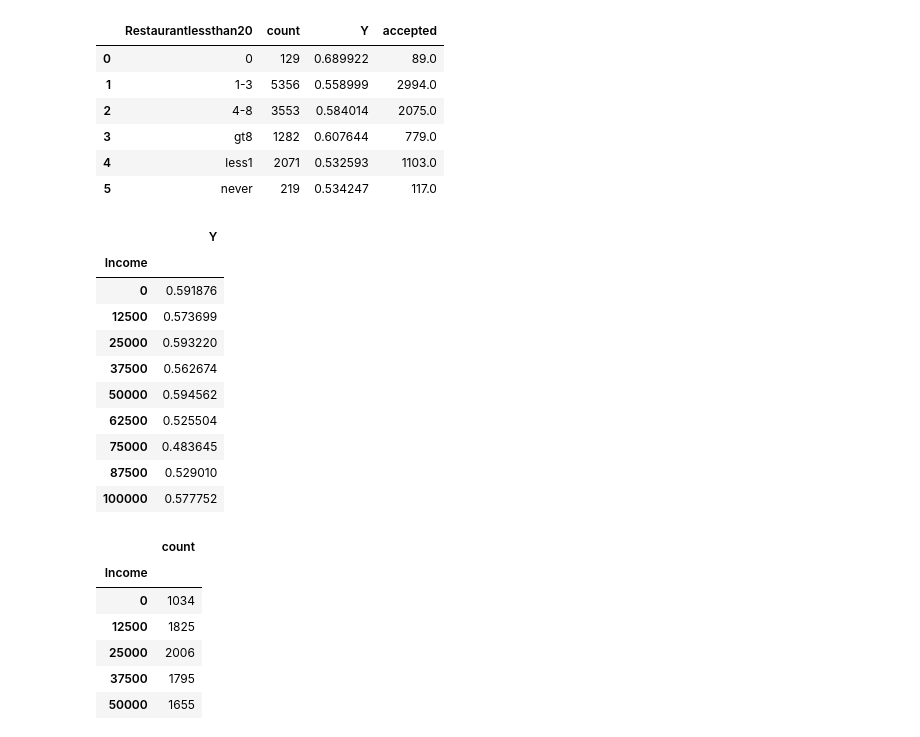
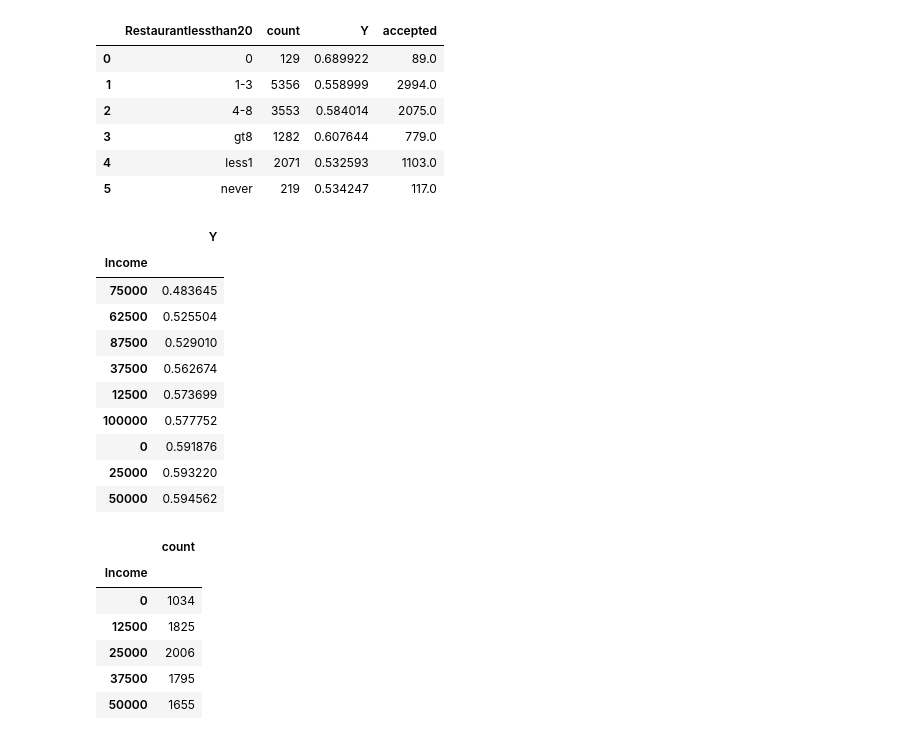
Before and after one commit to RonaldoBantayan27/Mauban1, a Jupyter notebook: 2Accept_Coupons.ipynb, the cells around one changed output. Cells and saved outputs as stored; diff of their text form; code cells hidden in the pictures.

```diff
--- a/2Accept_Coupons.ipynb
+++ b/2Accept_Coupons.ipynb
@@ -1771,21 +1782,21 @@ merged_Restaurantlessthan20_reset
 # %%
 # acceptance rates for 'Income' sorted by 'Income'
 list_Income = coupons['Income'].unique()
 proportion_acceptance_Income = coupons.query('Income in @list_Income').groupby('Income')[['Y']].mean()\
-    .sort_values(by='Income')
+    .sort_values(by='Y')
 proportion_acceptance_Income
 # %% [output]
 |  | Y |
 | Income |  |
+| 75000 | 0.483645 |
+| 62500 | 0.525504 |
+| 87500 | 0.529010 |
+| 37500 | 0.562674 |
+| 12500 | 0.573699 |
+| 100000 | 0.577752 |
 | 0 | 0.591876 |
-| 12500 | 0.573699 |
 | 25000 | 0.593220 |
-| 37500 | 0.562674 |
 | 50000 | 0.594562 |
-| 62500 | 0.525504 |
-| 75000 | 0.483645 |
-| 87500 | 0.529010 |
-| 100000 | 0.577752 |
 # %%
 # value counts for 'Income' sorted by 'Income'
 value_counts_Income = coupons['Income'].value_counts()
```
Also changed, not shown: parts of 19 cells of this notebook, 1 other file.
